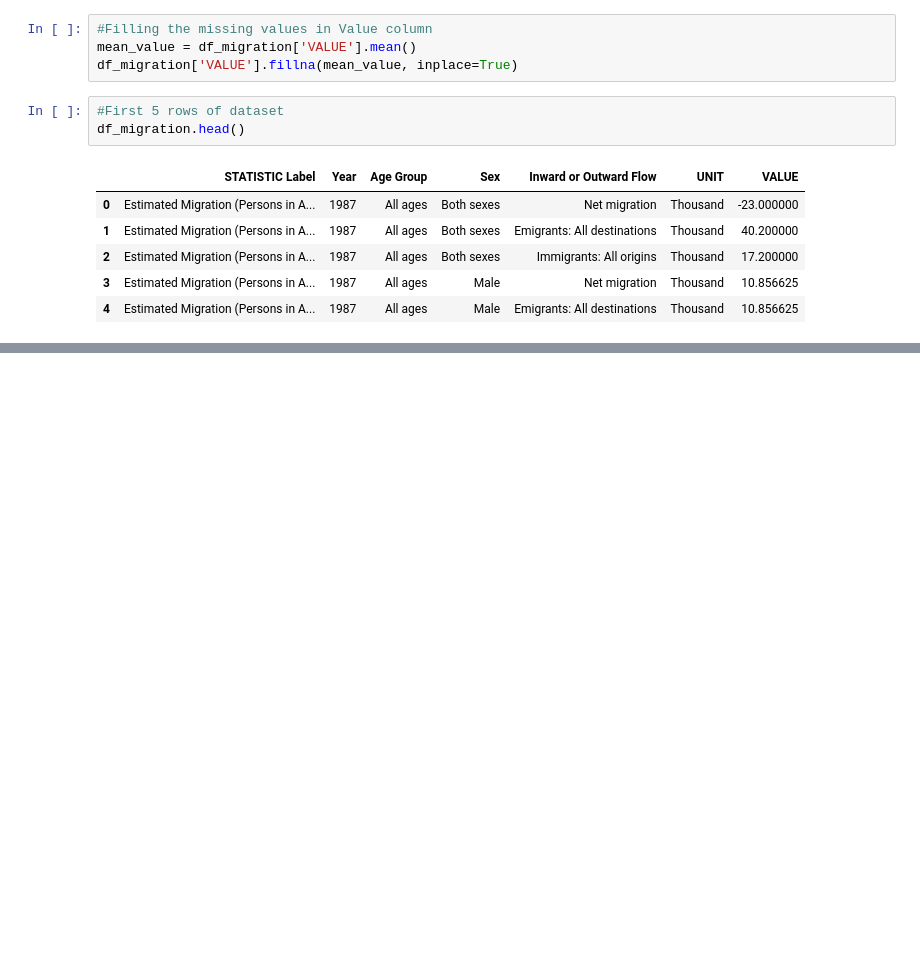
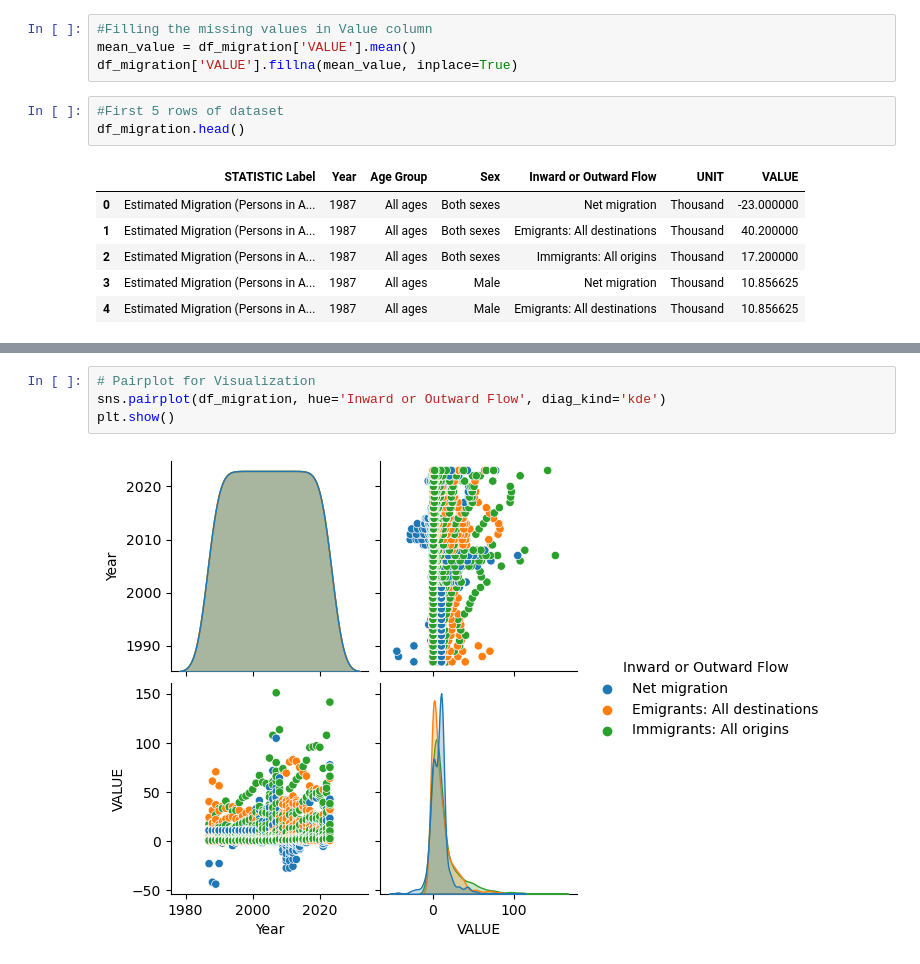
Before and after one commit to Prudvioctane/MSC_DA, a Jupyter notebook: Programming for DA - 1.ipynb, the cells around one changed output, grey strips where cells are left out. Drawn from its saved outputs; the diff is of its cells as text; blank space fills up the shorter version.

```diff
--- a/Programming for DA - 1.ipynb
+++ b/Programming for DA - 1.ipynb
@@ -86,0 +93,6 @@ df_migration.head()
+# %%
+# Pairplot for Visualization
+sns.pairplot(df_migration, hue='Inward or Outward Flow', diag_kind='kde')
+plt.show()
+# %% [output]
+[figure, added]
```
Also changed, not shown: parts of 3 cells of this notebook.
